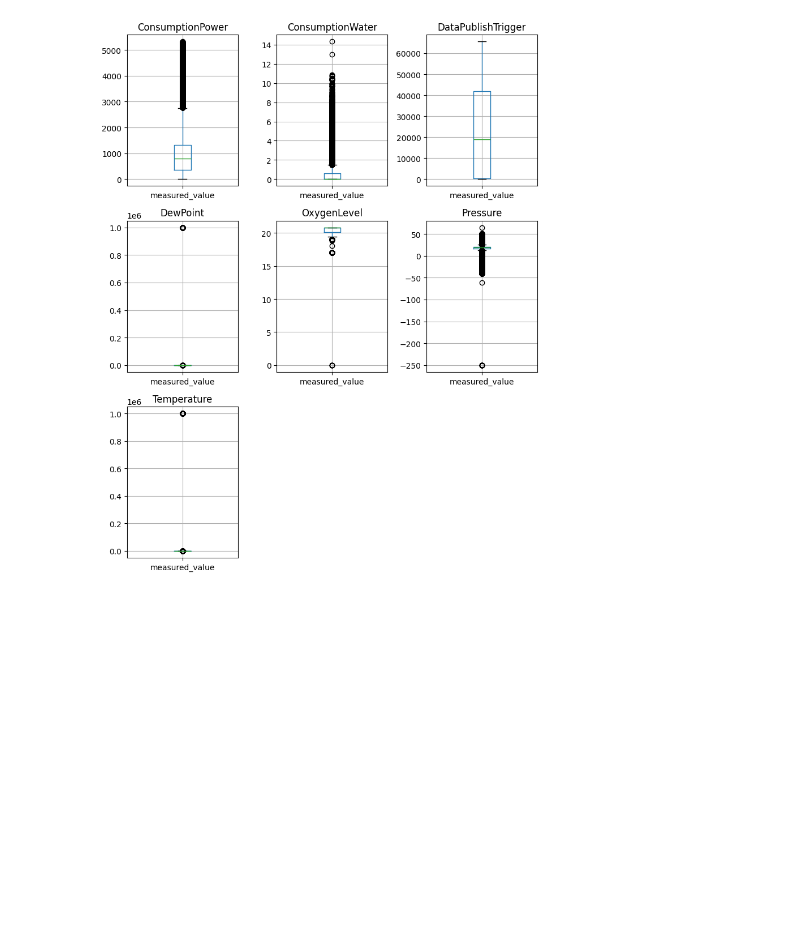
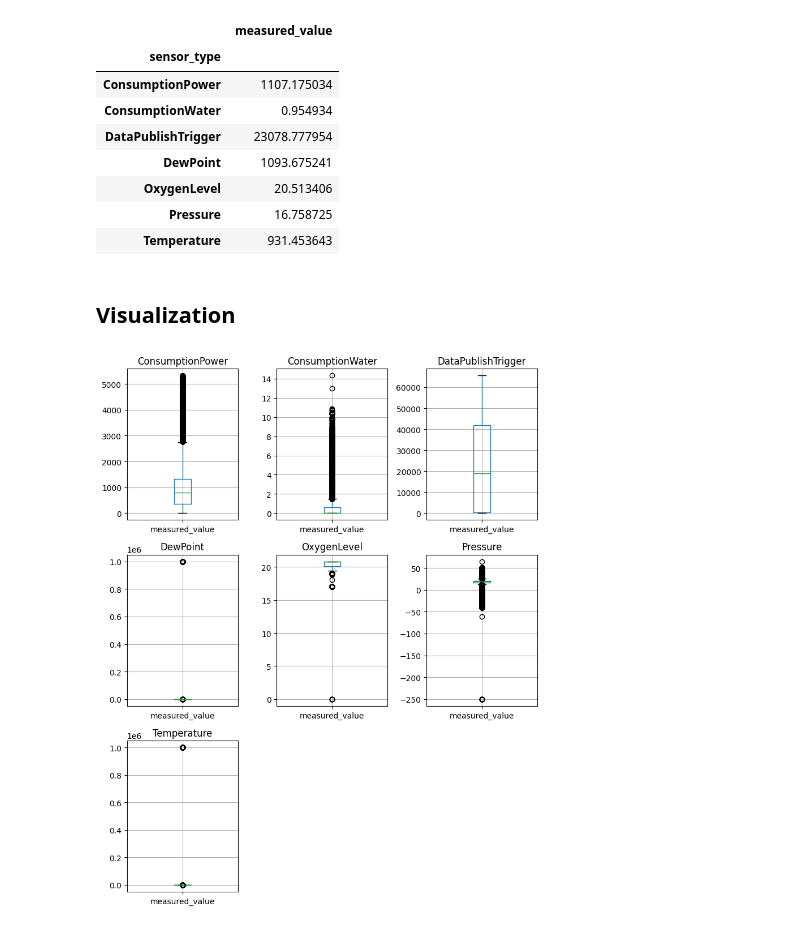
Before and after one commit to mckoh/dryroom-project, a Jupyter notebook: data_analysis.ipynb, the cells around one changed output. Drawn from its saved outputs; the diff is of its cells as text; code cells hidden in the pictures; blank space fills up the shorter version.

```diff
--- a/data_analysis.ipynb
+++ b/data_analysis.ipynb
@@ -14,3 +47,20 @@ data.head(3)
+# %%
+data[["sensor_type", "measured_value"]].groupby(["sensor_type"]).mean()
+data[["sensor_type", "measured_value"]].groupby(["sensor_type"]).median()
+data[["sensor_type", "measured_value"]].groupby(["sensor_type"]).min()
+data[["sensor_type", "measured_value"]].groupby(["sensor_type"]).max()
+# %% [output]
+|  | measured_value |
+| sensor_type |  |
+| ConsumptionPower | 1107.175034 |
+| ConsumptionWater | 0.954934 |
+| DataPublishTrigger | 23078.777954 |
+| DewPoint | 1093.675241 |
+| OxygenLevel | 20.513406 |
+| Pressure | 16.758725 |
+| Temperature | 931.453643 |
+# %% [markdown]
+## Visualization
 # %%
 group = data.groupby("sensor_type")
 group.boxplot(figsize=(8, 10), column="measured_value", sharey=False, subplots=True)
```
Also changed, not shown: parts of 3 cells of this notebook, 1 other file.
